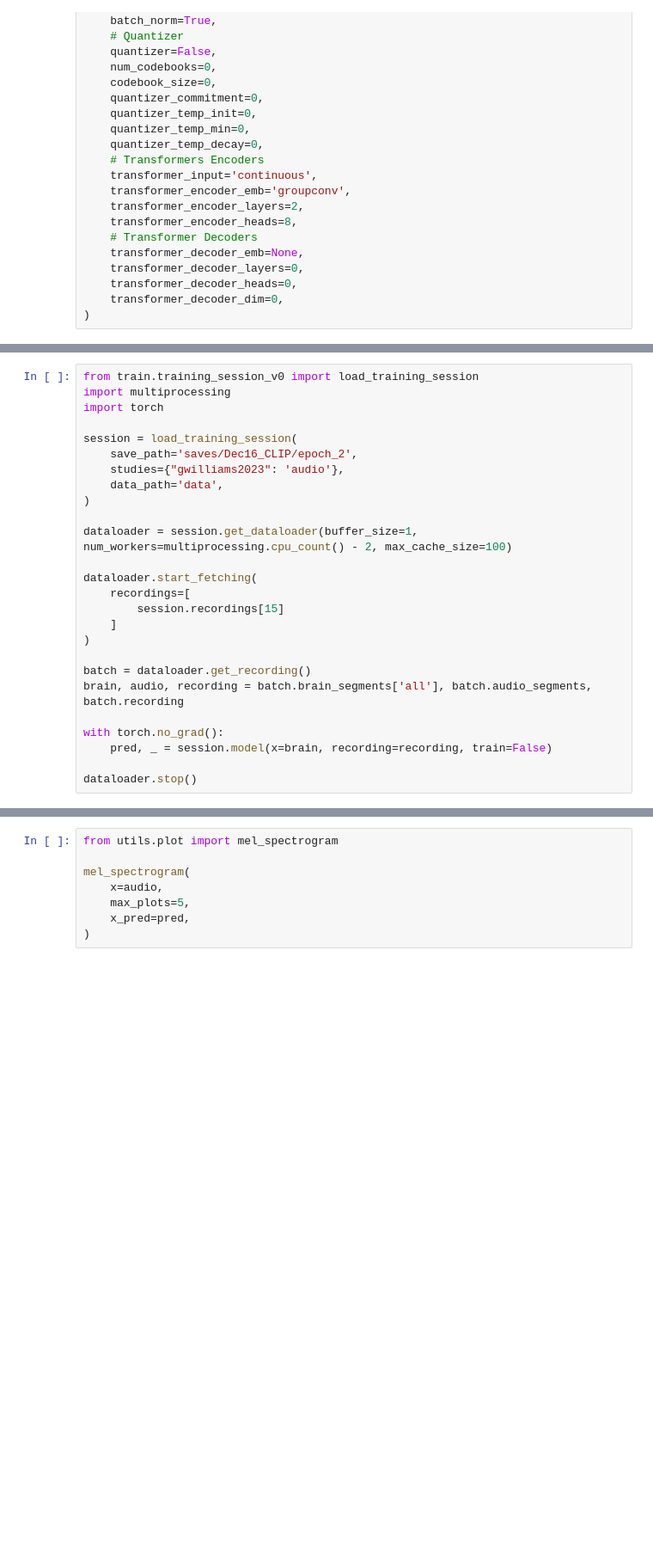
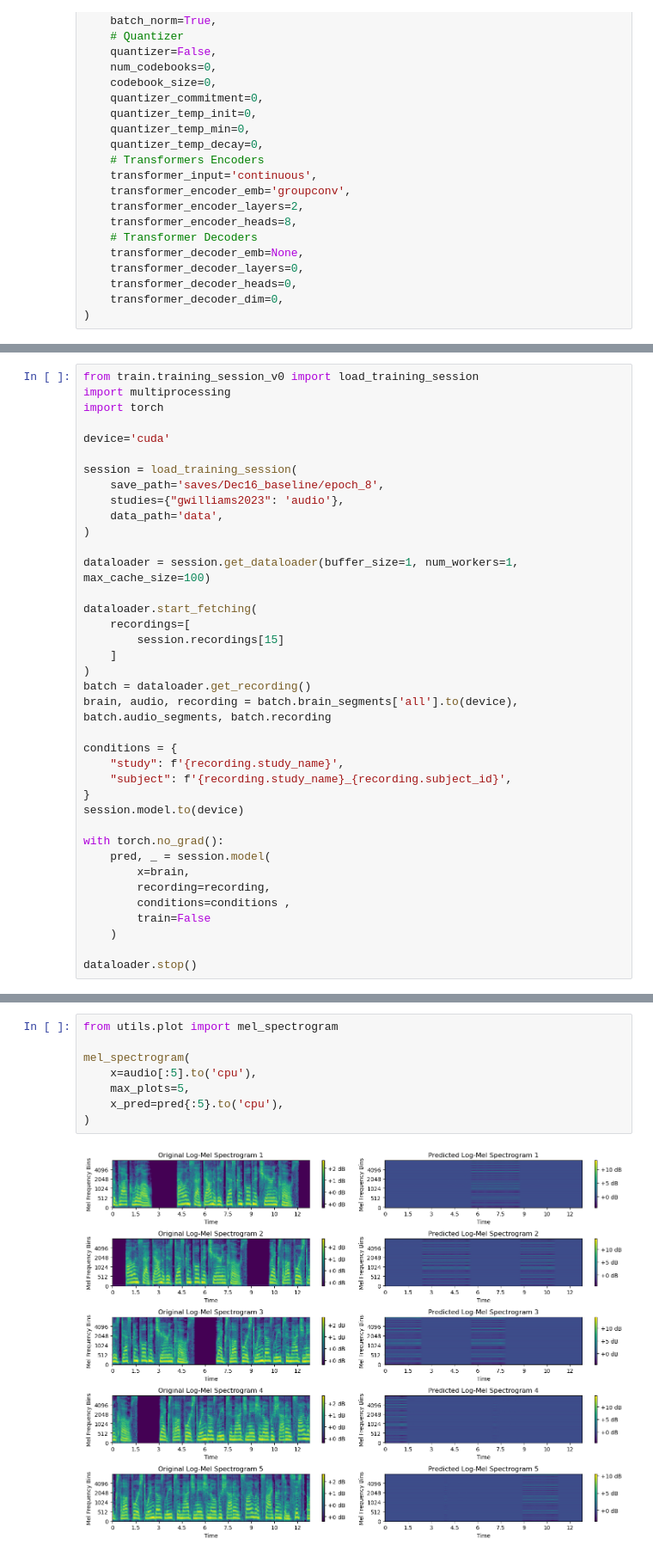
Before and after one commit to shsu04/brain-decoding, a Jupyter notebook: train.ipynb, the cells around one changed output, grey strips where cells are left out. Shown at 86% size. Drawn from its saved outputs; the diff is of its cells as text; blank space fills up the shorter version.

```diff
--- a/train.ipynb
+++ b/train.ipynb
@@ -155,24 +171,36 @@ from train.training_session_v0 import load_training_session
 import multiprocessing
 import torch
 
+device='cuda'
+
 session = load_training_session(
-    save_path='saves/Dec16_CLIP/epoch_2',
+    save_path='saves/Dec16_baseline/epoch_8',
     studies={"gwilliams2023": 'audio'},
     data_path='data',
 )
 
-dataloader = session.get_dataloader(buffer_size=1, num_workers=multiprocessing.cpu_count() - 2, max_cache_size=100)
+dataloader = session.get_dataloader(buffer_size=1, num_workers=1, max_cache_size=100)
 
 dataloader.start_fetching(
     recordings=[
         session.recordings[15]
     ]
 )
+batch = dataloader.get_recording()
+brain, audio, recording = batch.brain_segments['all'].to(device), batch.audio_segments, batch.recording
 
-batch = dataloader.get_recording()
-brain, audio, recording = batch.brain_segments['all'], batch.audio_segments, batch.recording
+conditions = {
+    "study": f'{recording.study_name}',
+    "subject": f'{recording.study_name}_{recording.subject_id}',
+}
+session.model.to(device)
 
 with torch.no_grad():
-    pred, _ = session.model(x=brain, recording=recording, train=False)
+    pred, _ = session.model(
+        x=brain,
+        recording=recording,
+        conditions=conditions ,
+        train=False
+    )
 
 dataloader.stop()
@@ -179,8 +218,10 @@ dataloader.stop()
 # %%
 from utils.plot import mel_spectrogram
 
 mel_spectrogram(
-    x=audio,
+    x=audio[:5].to('cpu'),
     max_plots=5,
-    x_pred=pred,
+    x_pred=pred{:5}.to('cpu'),
 )
+# %% [output]
+[figure, added]
```
Also changed, not shown: parts of 3 cells of this notebook, 2 other files.
